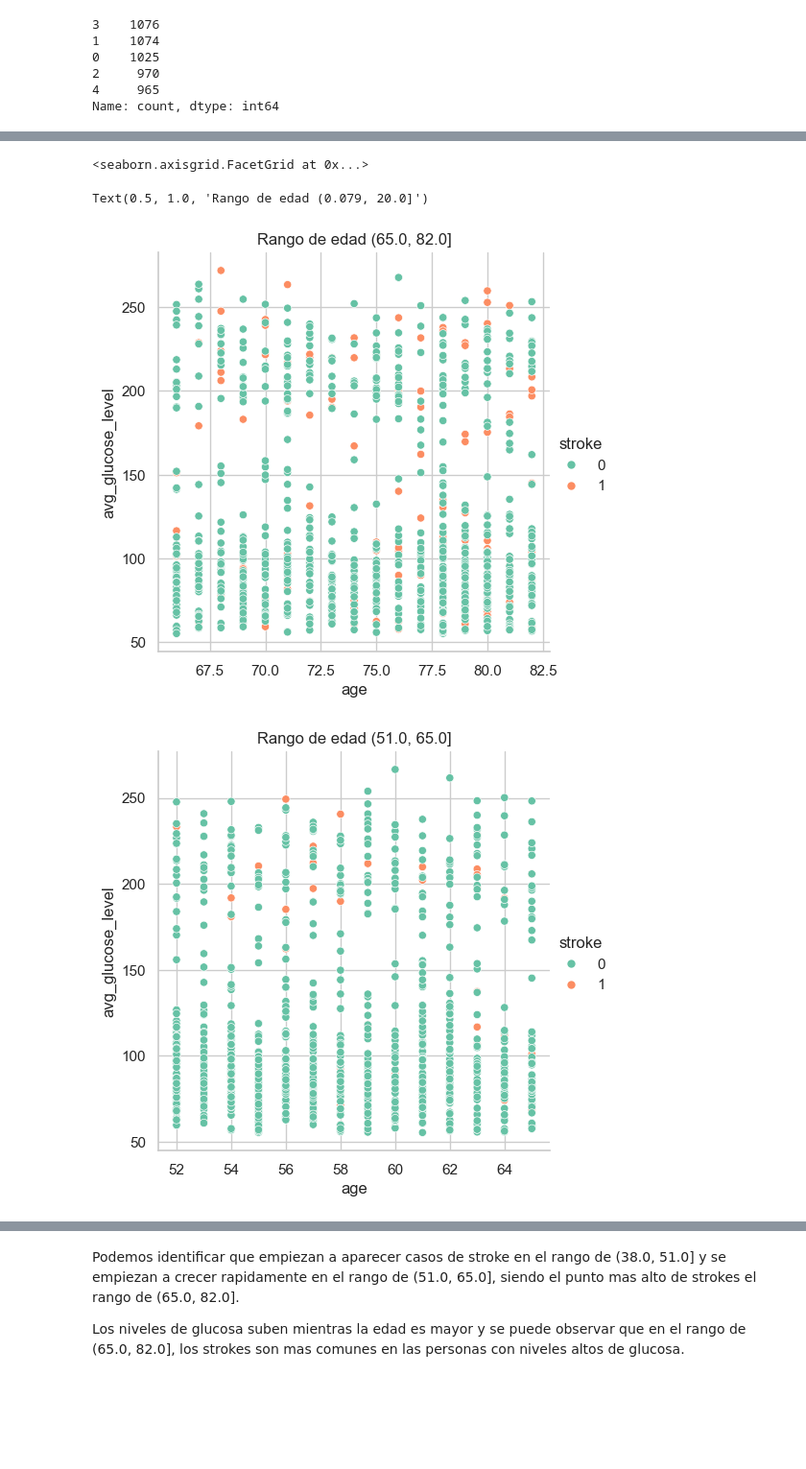
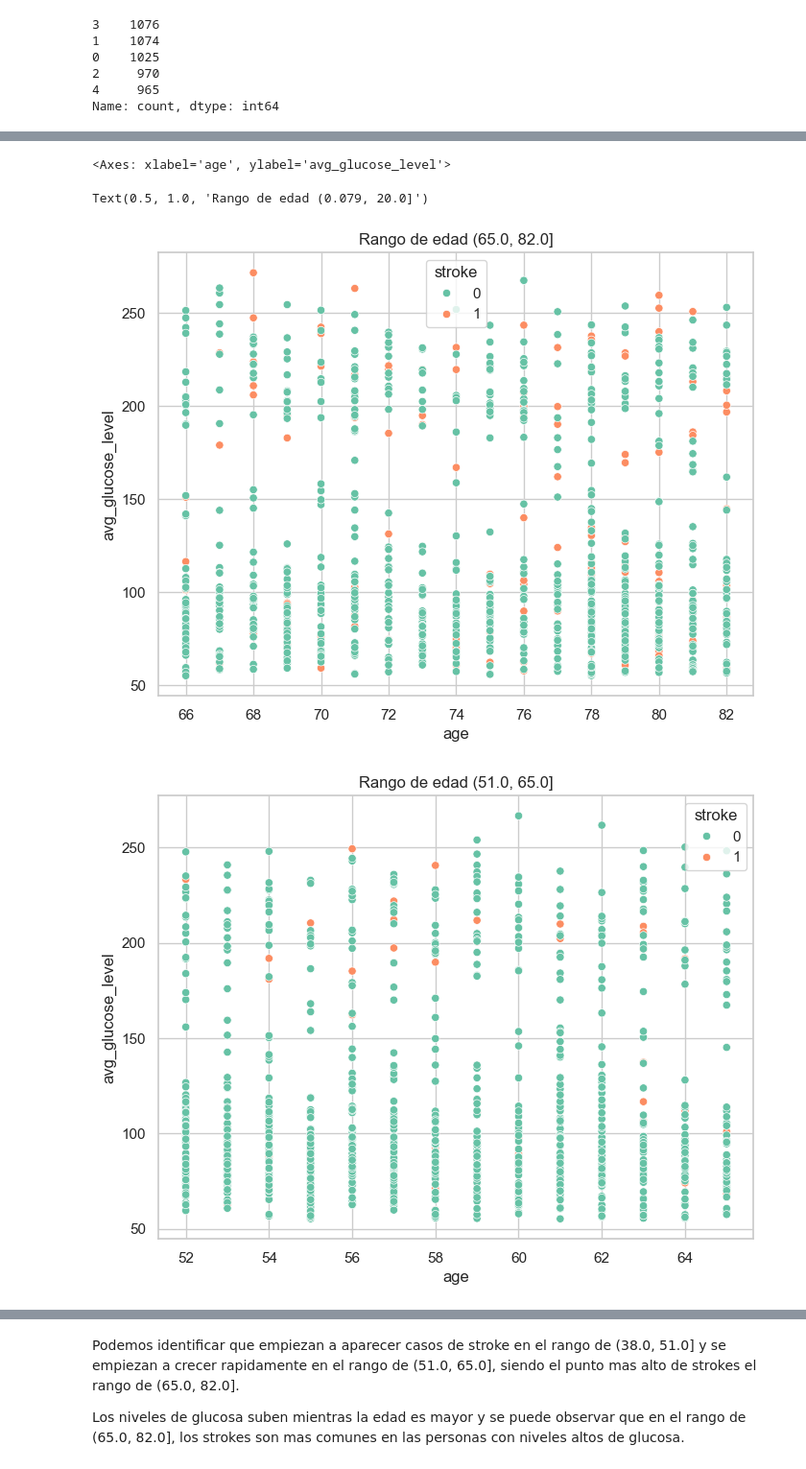
Before and after one commit to Axel2293/PAD, a Jupyter notebook: analisis.ipynb, the cells around one changed output, grey strips where cells are left out. Shown at 96% size. Drawn from its saved outputs; the diff is of its cells as text; code cells hidden in the pictures; blank space fills up the shorter version.

```diff
--- a/analisis.ipynb
+++ b/analisis.ipynb
@@ -1346,10 +1348,12 @@ Interval(65.0, 82.0, closed='right')
 Name: count, dtype: int64
 # %%
 for i in range(len(age_cuts_vals)):
-    sns.relplot(x="age", y='avg_glucose_level',
-    hue="stroke",
-    palette="Set2",
-    data=data.loc[data['age_cut']== age_cuts_vals[i]]
+    fig, ax = plt.subplots(figsize=(10, 6))
+    sns.scatterplot(x="age", y='avg_glucose_level',
+        hue="stroke",
+        palette="Set2",
+        data=data.loc[data['age_cut']== age_cuts_vals[i]],
+        ax=ax
     );
     plt.title("Rango de edad "+str(age_cuts_vals[i]))
 # %% [output]
@@ -1363,8 +1367,8 @@ Text(0.5, 1.0, 'Rango de edad (38.0, 51.0]')
 Text(0.5, 1.0, 'Rango de edad (20.0, 38.0]')
-<seaborn.axisgrid.FacetGrid at 0x...>
+<Axes: xlabel='age', ylabel='avg_glucose_level'>
 Text(0.5, 1.0, 'Rango de edad (0.079, 20.0]')
-[figure, old version]
+[figure, new version]
-[figure, old version]
+[figure, new version]
 ... (3 outputs left out)
 # %% [markdown]
 Podemos identificar que empiezan a aparecer casos de stroke en el rango de (38.0, 51.0] y se empiezan a crecer rapidamente en el rango de (51.0, 65.0], siendo el punto mas alto de strokes el rango de (65.0, 82.0].
```
Also changed, not shown: parts of 17 cells of this notebook.
